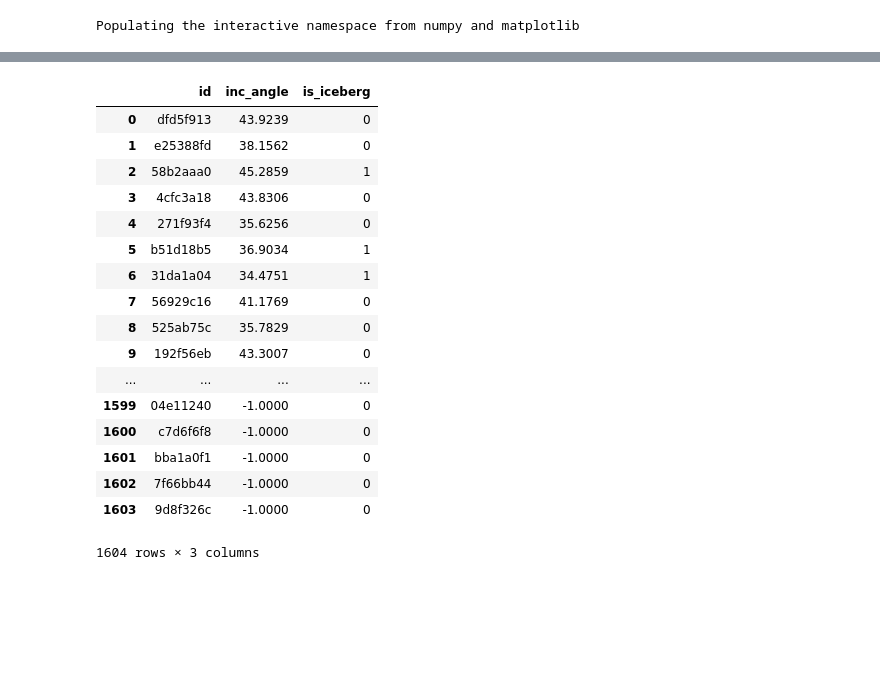
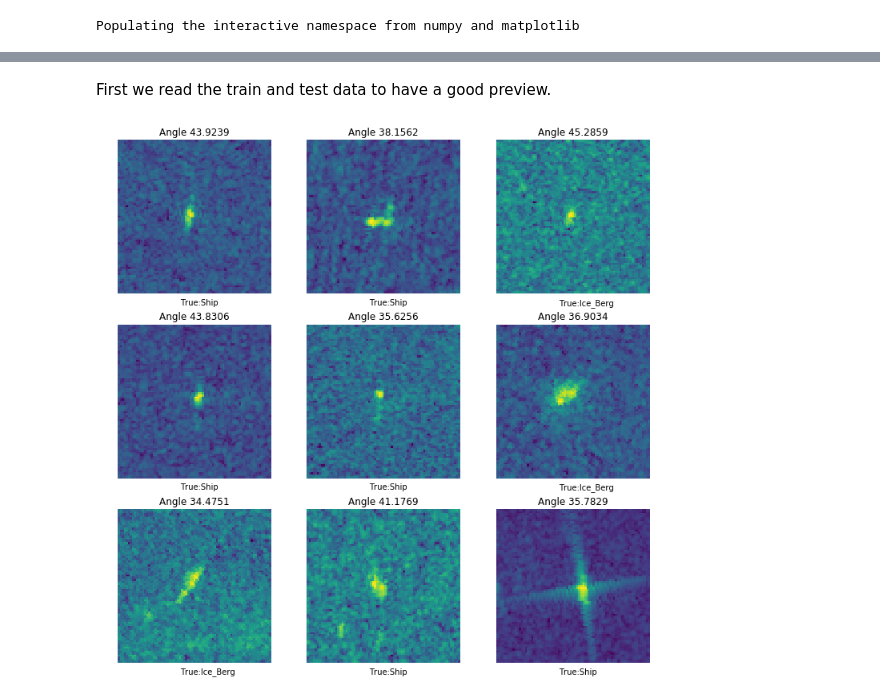
Before and after one commit to Mrcommonzzz/627_Project2, a Jupyter notebook: Project2.ipynb, the cells around one changed output, grey strips where cells are left out. Saved outputs shown, nothing was run; the diff lists cells and outputs as text; code cells hidden in the pictures; blank space fills up the shorter version.

Commit message:
First version, not doing good.

```diff
--- a/Project2.ipynb
+++ b/Project2.ipynb
@@ -44,3 +15,0 @@ def show_plt(batch, train, bands, band_num=0):
-# %%
-json_path = 'data/processed/train.json'
-train, bands = read_jason(json_path)
@@ -94,21 +16,39 @@ contribution = np.cumsum(variances)
-# %%
-train
-# %% [output]
-|  | id | inc_angle | is_iceberg |
-| 0 | dfd5f913 | 43.9239 | 0 |
-| 1 | e25388fd | 38.1562 | 0 |
-| 2 | 58b2aaa0 | 45.2859 | 1 |
-| 3 | 4cfc3a18 | 43.8306 | 0 |
-| 4 | 271f93f4 | 35.6256 | 0 |
-| 5 | b51d18b5 | 36.9034 | 1 |
-| 6 | 31da1a04 | 34.4751 | 1 |
-| 7 | 56929c16 | 41.1769 | 0 |
-| 8 | 525ab75c | 35.7829 | 0 |
-| 9 | 192f56eb | 43.3007 | 0 |
-| ... | ... | ... | ... |
-| 1599 | 04e11240 | -1.0000 | 0 |
-| 1600 | c7d6f6f8 | -1.0000 | 0 |
-| 1601 | bba1a0f1 | -1.0000 | 0 |
-| 1602 | 7f66bb44 | -1.0000 | 0 |
-| 1603 | 9d8f326c | -1.0000 | 0 |
-1604 rows × 3 columns
+# %%
+# Help function to read in the data and process
+def read_jason(file_path):
+    # Read file with panda jason
+    df = pd.read_json(file_path)
+    # Repalce missing value with -1
+    df['inc_angle'] = df['inc_angle'].replace('na', -1).astype(float)
+    # reshape bands
+    band1 = np.array([np.array(band).astype(np.float32) for band in df["band_1"]])
+    band2 = np.array([np.array(band).astype(np.float32) for band in df["band_2"]])
+    df = df.drop(['band_1', 'band_2'], axis=1)
+    return df, band1, band2
+# %%
+# Help function to show plot
+def show_plt(data, bands, shape=(75,75), prediction=[], test=False):
+    figsize(10,10)
+    res = ['Ship', 'Ice_Berg']
+    for idx, band in enumerate(bands):
+        subplot(3,3,idx+1)
+        imshow(band.reshape(shape))
+        axis('off')
+        name = 'Angle ' + str(data.inc_angle[idx])
+        title(name)
+        if not test:
+            if len(prediction)>0:
+                text(15, 80, 'True:'+res[data.is_iceberg[idx]]+', pred:'+res[prediction[idx]])
+            else:
+                text(30, 80, 'True:'+res[data.is_iceberg[idx]])
+# %% [markdown]
+First we read the train and test data to have a good preview.
+# %%
+json_path = 'data/processed/train.json'
+train, band1, band2 = read_jason(json_path)
+test_json_path = 'data/processed/test.json'
+test, test_band1, test_band2 = read_jason(test_json_path)
+# %%
+show_plt(train, band1[:9])
+# %% [output]
+[figure, added]
```
Also changed, not shown: parts of 47 cells of this notebook.
